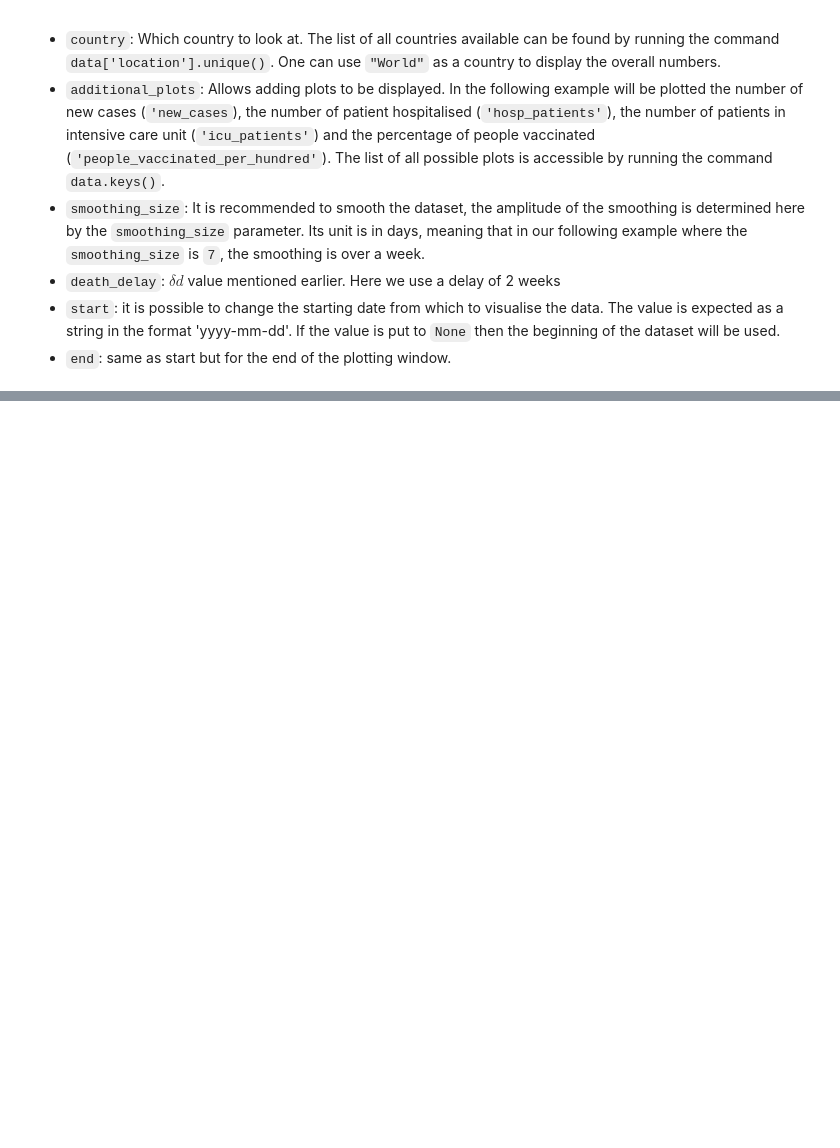
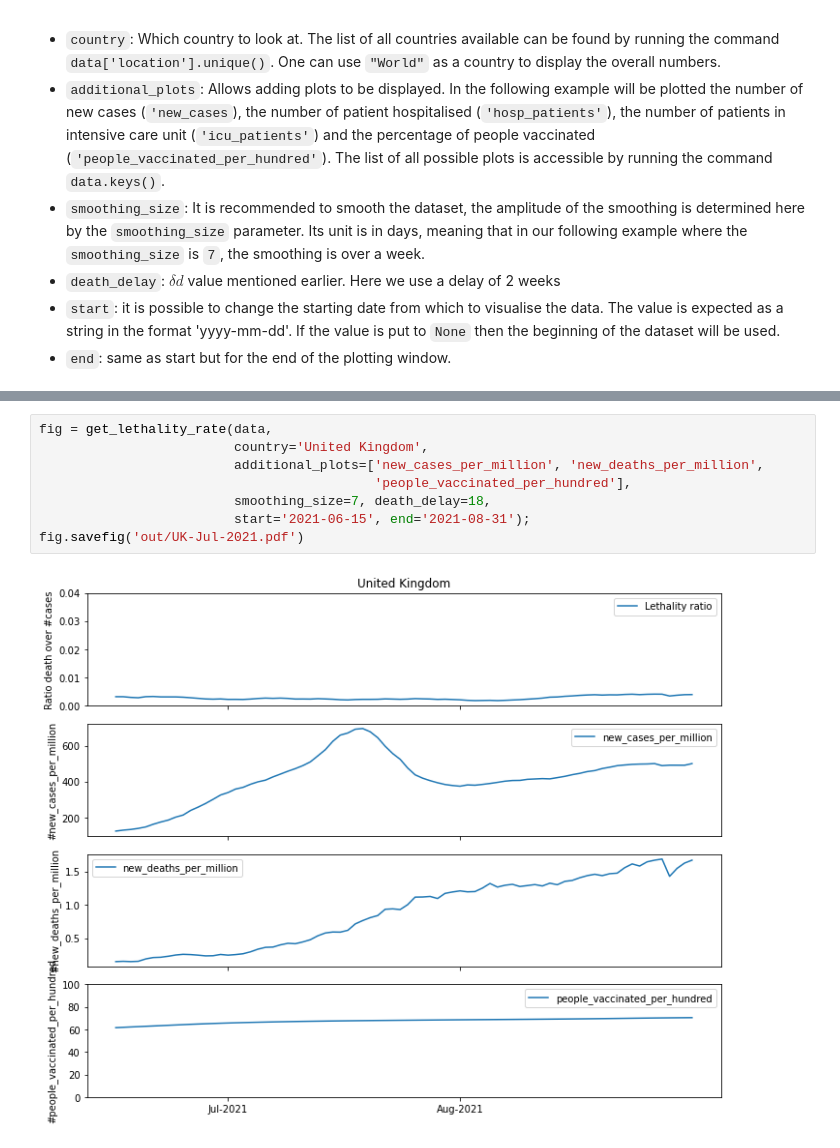
Before and after one commit to GuignardLab/covid-analysis, a Jupyter notebook: Data-analysis-Colab.ipynb, the cells around one changed output, grey strips where cells are left out. Drawn from its saved outputs; the diff is of its cells as text; blank space fills up the shorter version.

```diff
--- a/Data-analysis-Colab.ipynb
+++ b/Data-analysis-Colab.ipynb
@@ -148,0 +164,10 @@ get_lethality_rate(data, 'France',
+# %%
+fig = get_lethality_rate(data,
+                         country='United Kingdom',
+                         additional_plots=['new_cases_per_million', 'new_deaths_per_million',
+                                           'people_vaccinated_per_hundred'],
+                         smoothing_size=7, death_delay=18,
+                         start='2021-06-15', end='2021-08-31');
+fig.savefig('out/UK-Jul-2021.pdf')
+# %% [output]
+[figure, added]
```
Also changed, not shown: parts of 9 cells of this notebook.
